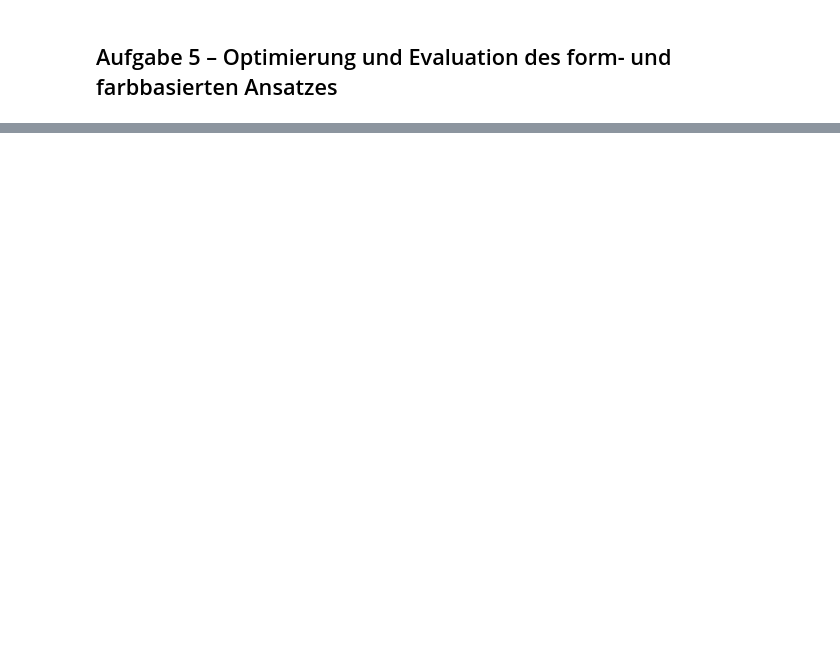
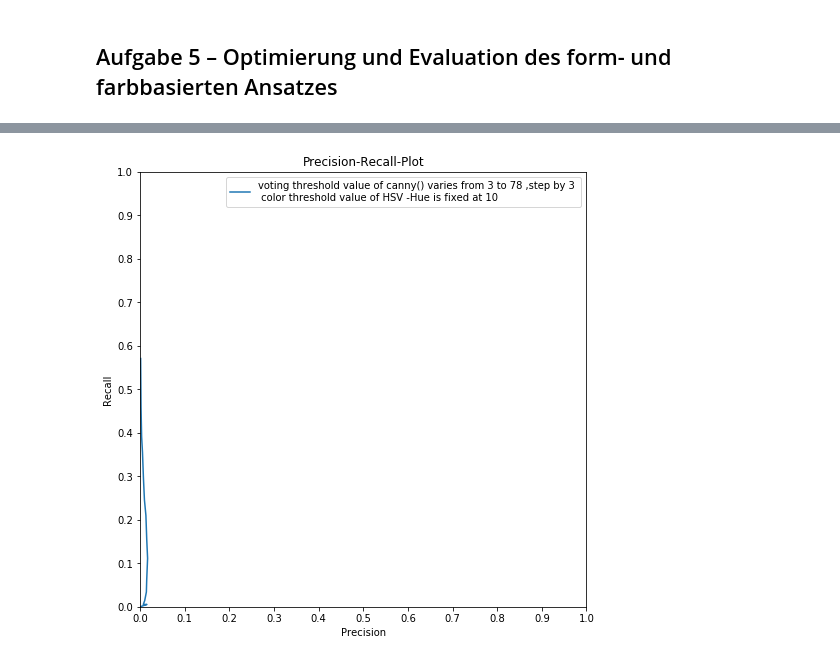
Before and after one commit to tobiasKoeniger/BGA-2, a Jupyter notebook: UE2_Aufgaben_lsg.ipynb, the cells around one changed output, grey strips where cells are left out. Saved outputs shown, nothing was run; the diff lists cells and outputs as text; code cells hidden in the pictures; blank space fills up the shorter version.

```diff
--- a/UE2_Aufgaben_lsg.ipynb
+++ b/UE2_Aufgaben_lsg.ipynb
@@ -355,0 +702,43 @@ array([  1,  11,  21,  31,  41,  51,  61,  71,  81,  91, 101, 111, 121,
+# %%
+# Precision-Recall-Plot
+### TO DO ###
+
+####################################################
+######  diese Zelle sehr zeitaufwändig  !!!!!!
+####################################################
+###testing parameter 2-> voting threshodl  for hough-circle
+p_voting2=np.arange(3,80,3)
+precision_list=[]
+recall_list=[]
+pred_dict_list=[]
+
+for p in p_voting2:
+    pred_imgs_form, predicted_rect_rois = calculate_hough_cirles_with_Color(PROHIBITORY_FILEPATHS,
+                                                    threshold_color=10,
+                                                      d_p=1,
+                                                      min_dist=20,
+                                                      param1= 40,
+                                                      param2= p,
+                                                      min_radius=10,
+                                                      max_radius=70)
+    pred_dict_list.append(predicted_rect_rois)
+
+for pred_dict in pred_dict_list:
+    tp_form, fp_form, fn_form = evaluate_detection(PROHIBITORY_DICT, pred_dict, similarity_threshold=0.6)
+    precision, recall=calculate_precision_recall(tp_form, fp_form, fn_form)
+    precision_list.append(precision)
+    recall_list.append(recall)
+
+plt.figure(figsize=(8,8))
+plt.xlabel('Precision')
+plt.ylabel('Recall')
+plt.xlim(0, 1)
+plt.ylim(0,1)
+plt.xticks(np.linspace(0, 1,11))
+plt.yticks(np.linspace(0, 1,11))
+plt.title('Precision-Recall-Plot')
+plt.plot(precision_list,recall_list)
+plt.legend(['voting threshold value of canny() varies from 3 to 78 ,step by 3 \n color threshold value of HSV -Hue is fixed at 10'])
+plt.show()
+# %% [output]
+[figure, added]
```
Also changed, not shown: parts of 18 cells of this notebook.
